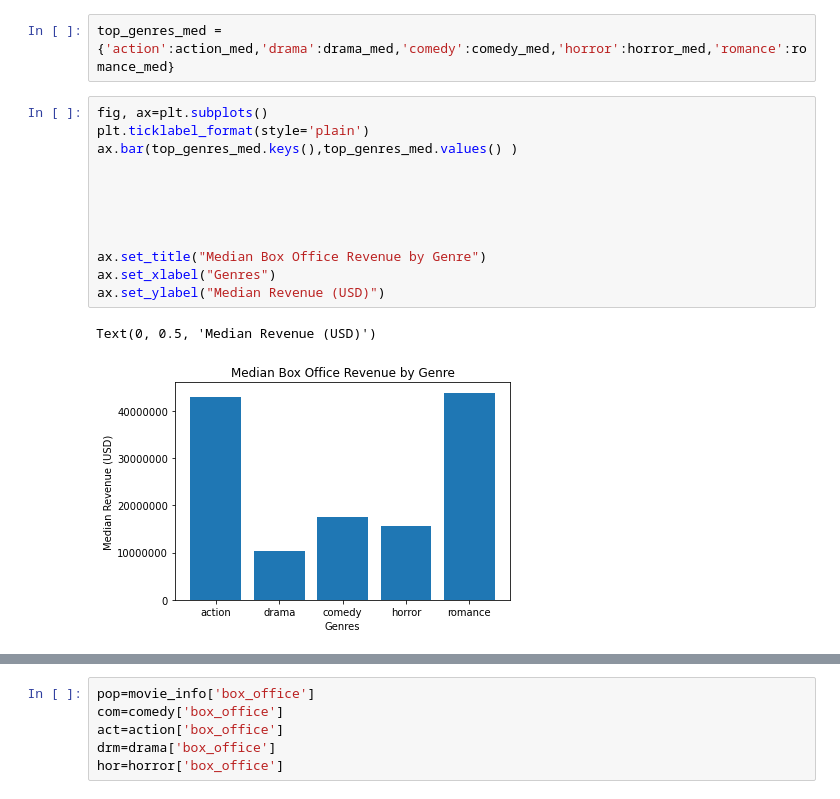
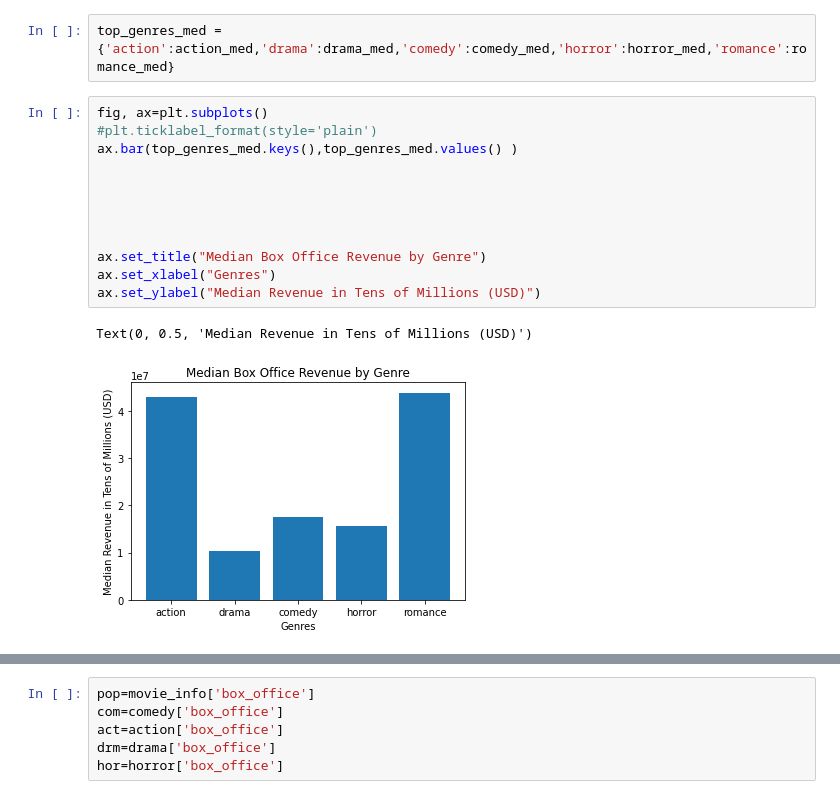
Before and after one commit to jumholtz/AIOverlordSupporters, a Jupyter notebook: student.ipynb, the cells around one changed output, grey strips where cells are left out. Saved outputs shown, nothing was run; the diff lists cells and outputs as text.

```diff
--- a/student.ipynb
+++ b/student.ipynb
@@ -563,18 +482,18 @@ Text(0, 0.5, 'Average Revenue (USD)')
 top_genres_med = {'action':action_med,'drama':drama_med,'comedy':comedy_med,'horror':horror_med,'romance':romance_med}
 # %%
 fig, ax=plt.subplots()
-plt.ticklabel_format(style='plain')
+#plt.ticklabel_format(style='plain')
 ax.bar(top_genres_med.keys(),top_genres_med.values() )
 
 
 
 
 
 ax.set_title("Median Box Office Revenue by Genre")
 ax.set_xlabel("Genres")
-ax.set_ylabel("Median Revenue (USD)")
+ax.set_ylabel("Median Revenue in Tens of Millions (USD)")
 # %% [output]
-Text(0, 0.5, 'Median Revenue (USD)')
+Text(0, 0.5, 'Median Revenue in Tens of Millions (USD)')
-[figure, old version]
+[figure, new version]
 # %%
 movie_info['box_office'].mean()
```
Also changed, not shown: parts of 51 cells of this notebook.
